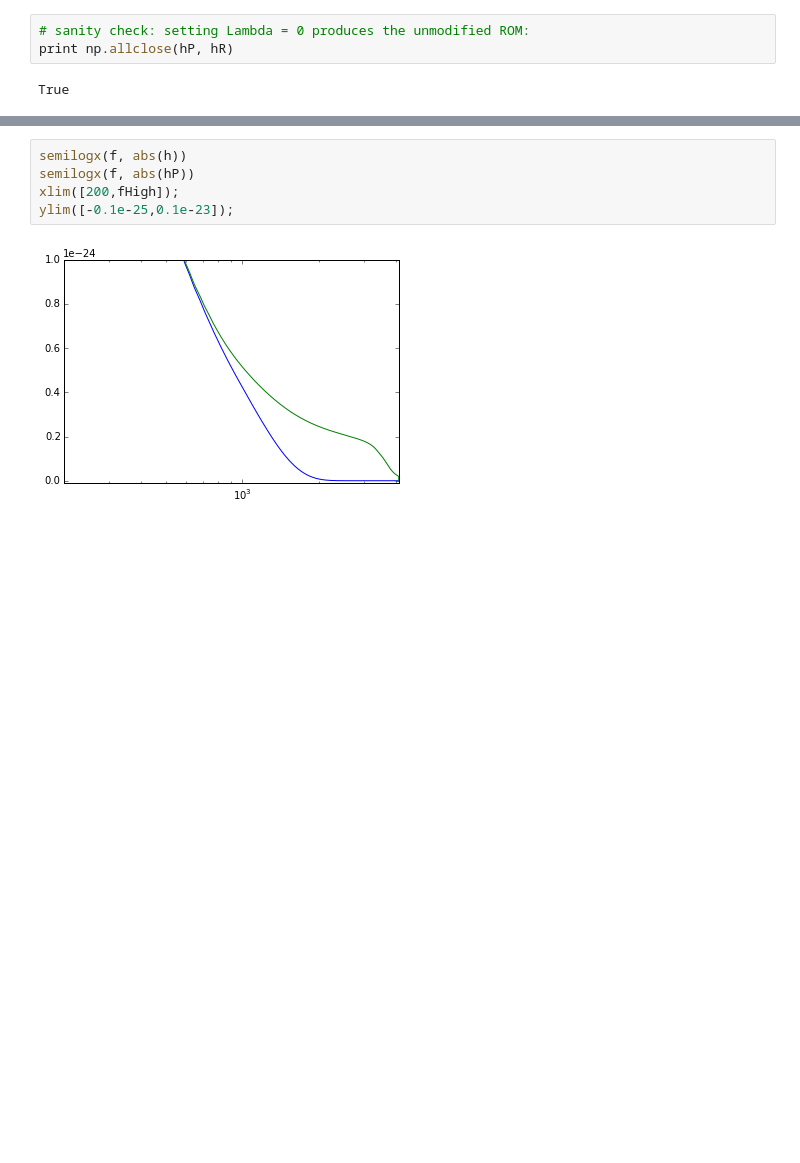
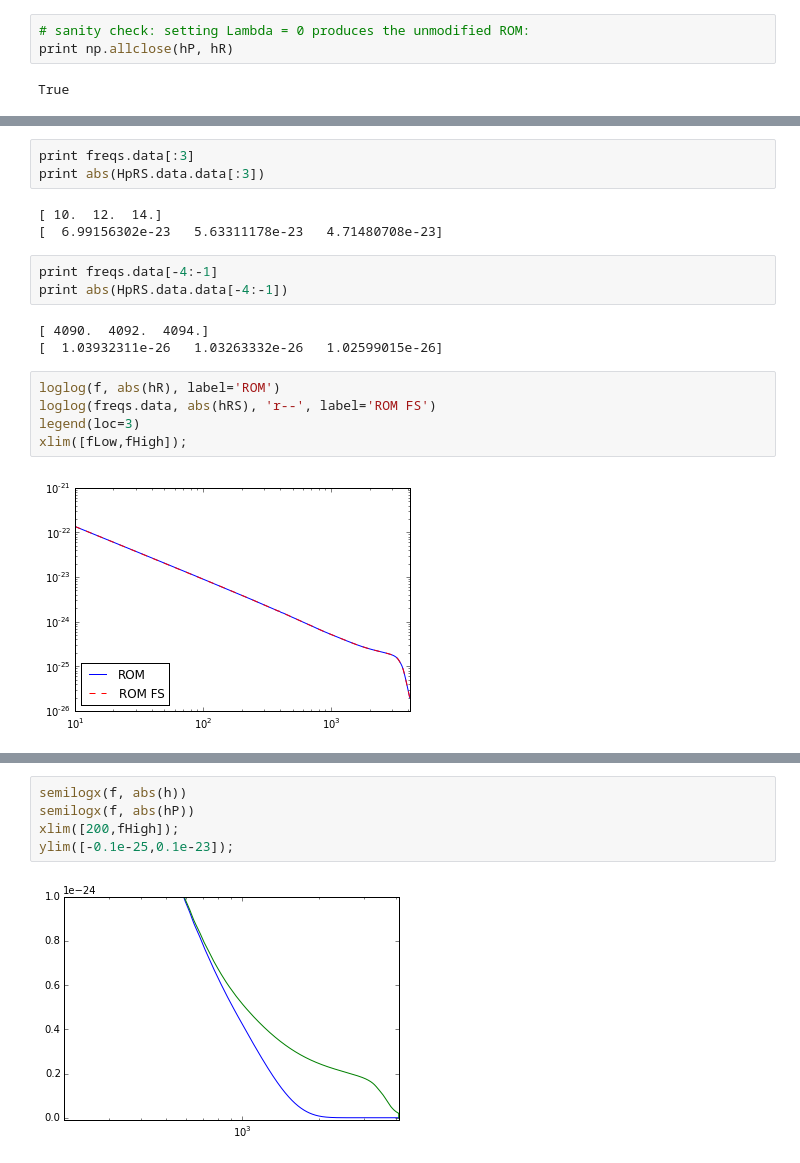
Before and after one commit to prayush/nsbh_tidal, a Jupyter notebook: LAL/LackeyLALTest.ipynb, the cells around one changed output, grey strips where cells are left out. Drawn from its saved outputs; the diff is of its cells as text; blank space fills up the shorter version.

```diff
--- a/LAL/LackeyLALTest.ipynb
+++ b/LAL/LackeyLALTest.ipynb
@@ -61,0 +117,19 @@ If the inclination is not 0 or pi/2, the amplitude between the FS and standard L
+# %%
+print freqs.data[:3]
+print abs(HpRS.data.data[:3])
+# %% [output]
+[ 10.  12.  14.]
+[  6.99156302e-23   5.63311178e-23   4.71480708e-23]
+# %%
+print freqs.data[-4:-1]
+print abs(HpRS.data.data[-4:-1])
+# %% [output]
+[ 4090.  4092.  4094.]
+[  1.03932311e-26   1.03263332e-26   1.02599015e-26]
+# %%
+loglog(f, abs(hR), label='ROM')
+loglog(freqs.data, abs(hRS), 'r--', label='ROM FS')
+legend(loc=3)
+xlim([fLow,fHigh]);
+# %% [output]
+[figure, added]
```
Also changed, not shown: parts of 10 cells of this notebook.
